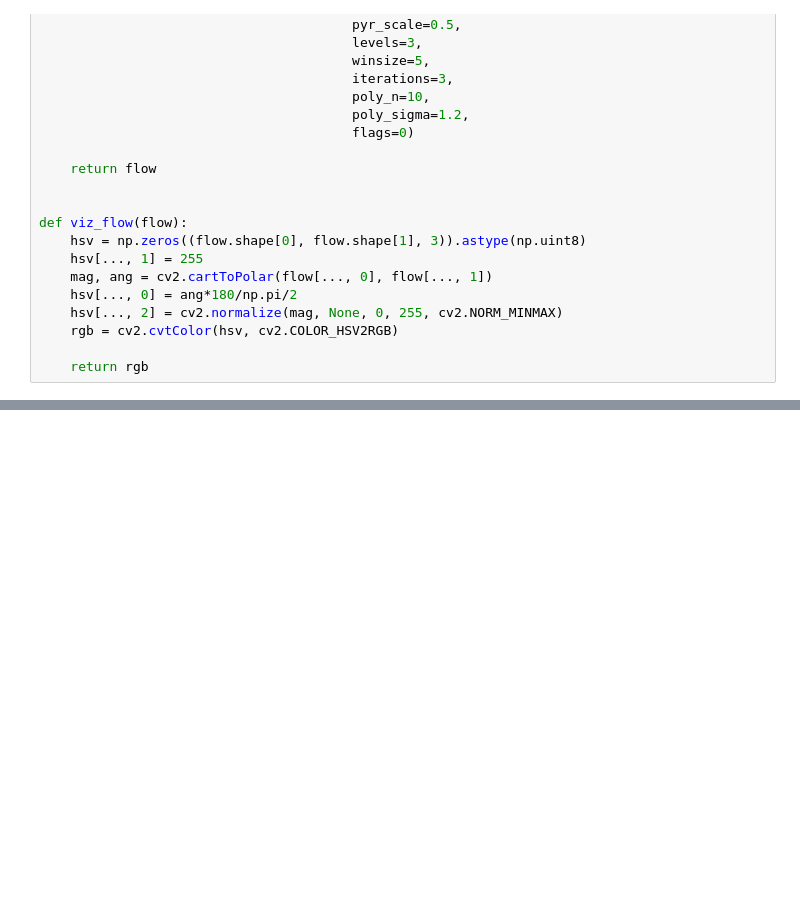
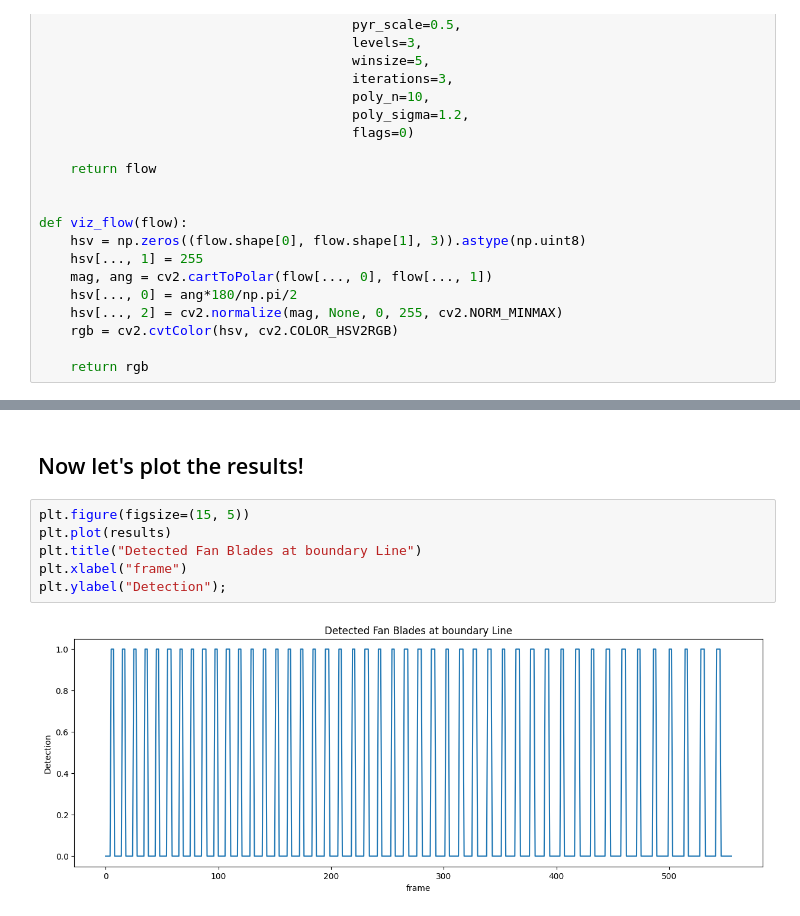
Before and after one commit to itberrios/CV_projects, a Jupyter notebook: optical_flow/fan_track_simple.ipynb, the cells around one changed output, grey strips where cells are left out. Drawn from its saved outputs; the diff is of its cells as text; blank space fills up the shorter version.

```diff
--- a/optical_flow/fan_track_simple.ipynb
+++ b/optical_flow/fan_track_simple.ipynb
@@ -136,0 +192,10 @@ Determine if moving fan blade has crossed the line (we can clean this up later).
+# %% [markdown]
+## Now let's plot the results!
+# %%
+plt.figure(figsize=(15, 5))
+plt.plot(results)
+plt.title("Detected Fan Blades at boundary Line")
+plt.xlabel("frame")
+plt.ylabel("Detection");
+# %% [output]
+[figure, added]
```
Also changed, not shown: parts of 24 cells of this notebook.
